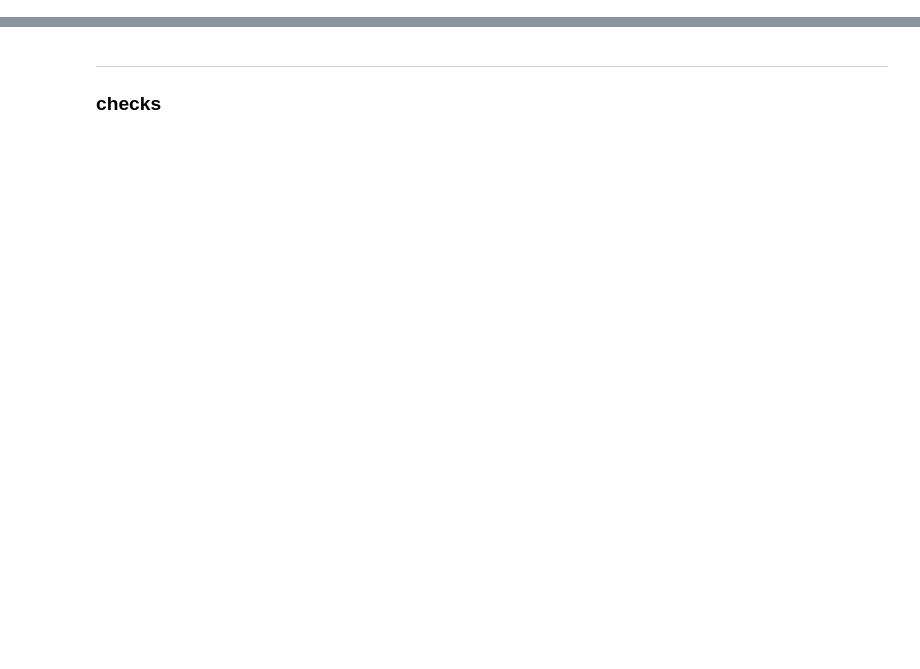
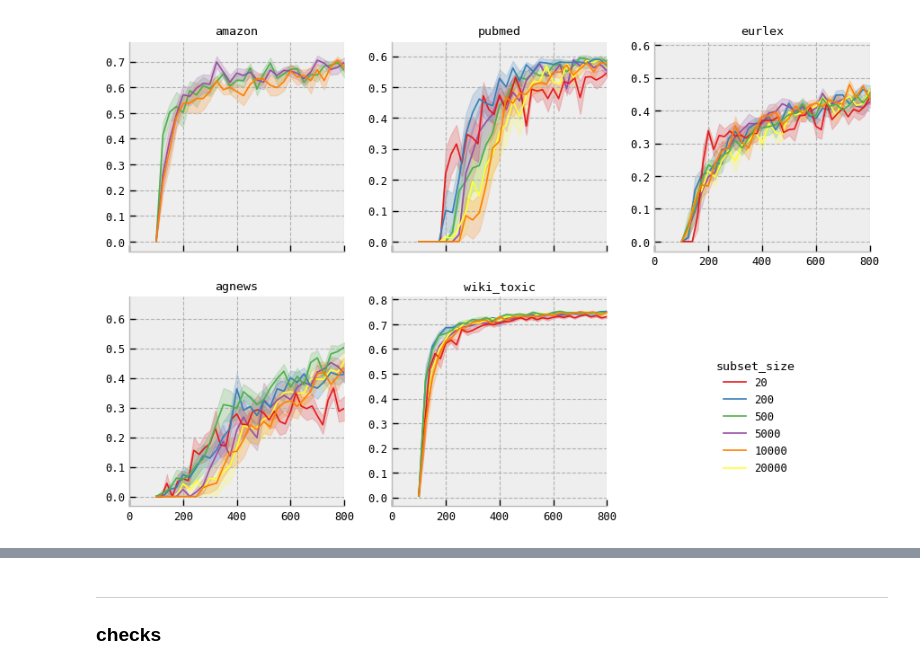
Before and after one commit to pietrolesci/anchoral, a Jupyter notebook: notebooks/results.ipynb, the cells around one changed output, grey strips where cells are left out. Drawn from its saved outputs; the diff is of its cells as text; code cells hidden in the pictures; blank space fills up the shorter version.

```diff
--- a/notebooks/results.ipynb
+++ b/notebooks/results.ipynb
@@ -17,0 +167,16 @@ polars.config.Config
+# %%
+metric = "test/f1_class1_vs_budget"
+hue_col = "subset_size"
+
+plot_data = (
+    ddf
+    .loc[(ddf["group"].isin(["seeds", hue_col])) & (ddf["tag"] == metric)]
+    .assign(**{hue_col: lambda _df: _df[hue_col].astype(int).astype(str)})
+)
+
+legend_order = sorted(plot_data[hue_col].unique().tolist(), key=lambda ex: int(ex))
+palette = dict(zip(legend_order, sns.color_palette("Set1", n_colors=len(legend_order))))
+
+fig = plot(plot_data, hue_col=hue_col, palette=palette, legend_order=legend_order, xlim=800)
+# %% [output]
+[figure, added]
```
Also changed, not shown: parts of 87 cells of this notebook, 1 other file.
